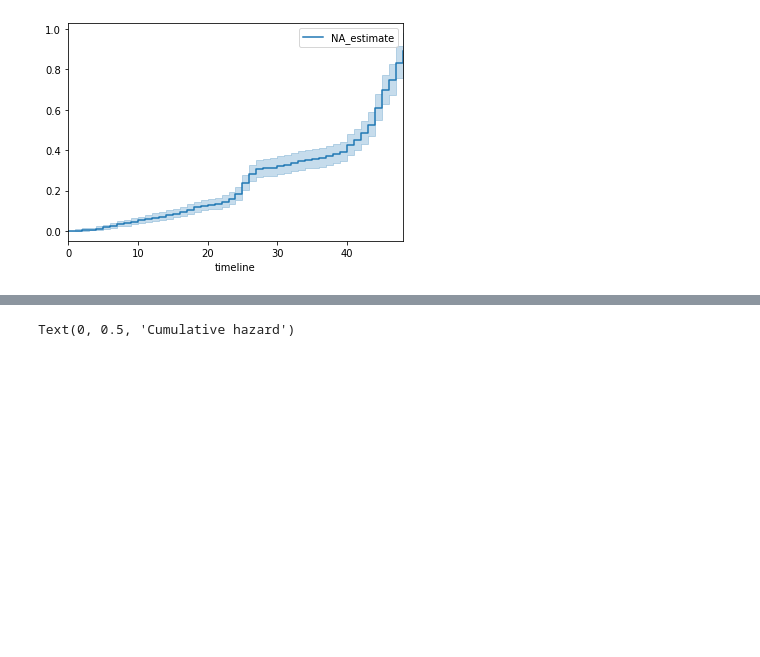
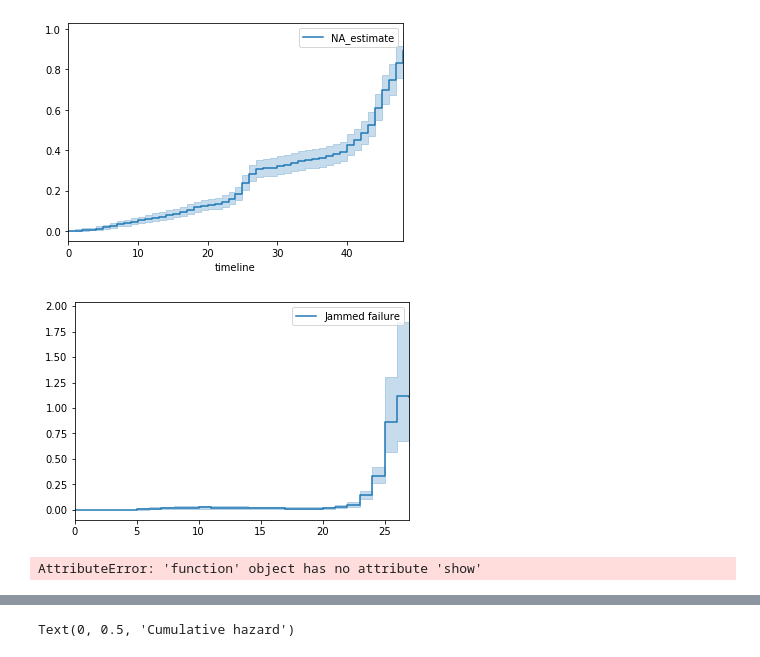
Before and after one commit to luwu29/IAA_profiles, a Jupyter notebook: Survival Analysis.ipynb, the cells around one changed output, grey strips where cells are left out. Drawn from its saved outputs; the diff is of its cells as text; code cells hidden in the pictures; blank space fills up the shorter version.

```diff
--- a/Survival Analysis.ipynb
+++ b/Survival Analysis.ipynb
@@ -233,3 +238,13 @@ timeline
 4.0          0.011749
 <matplotlib.axes._subplots.AxesSubplot at 0x...>
 [figure]
+# %%
+bandwidth = 3.
+
+ax = naf.plot_hazard(bandwidth=bandwidth)
+# %% [output]
+[figure, added]
+# %%
+naf.plot_hazard
+# %% [output]
+AttributeError: 'function' object has no attribute 'show'
```
Also changed, not shown: parts of 16 cells of this notebook.
